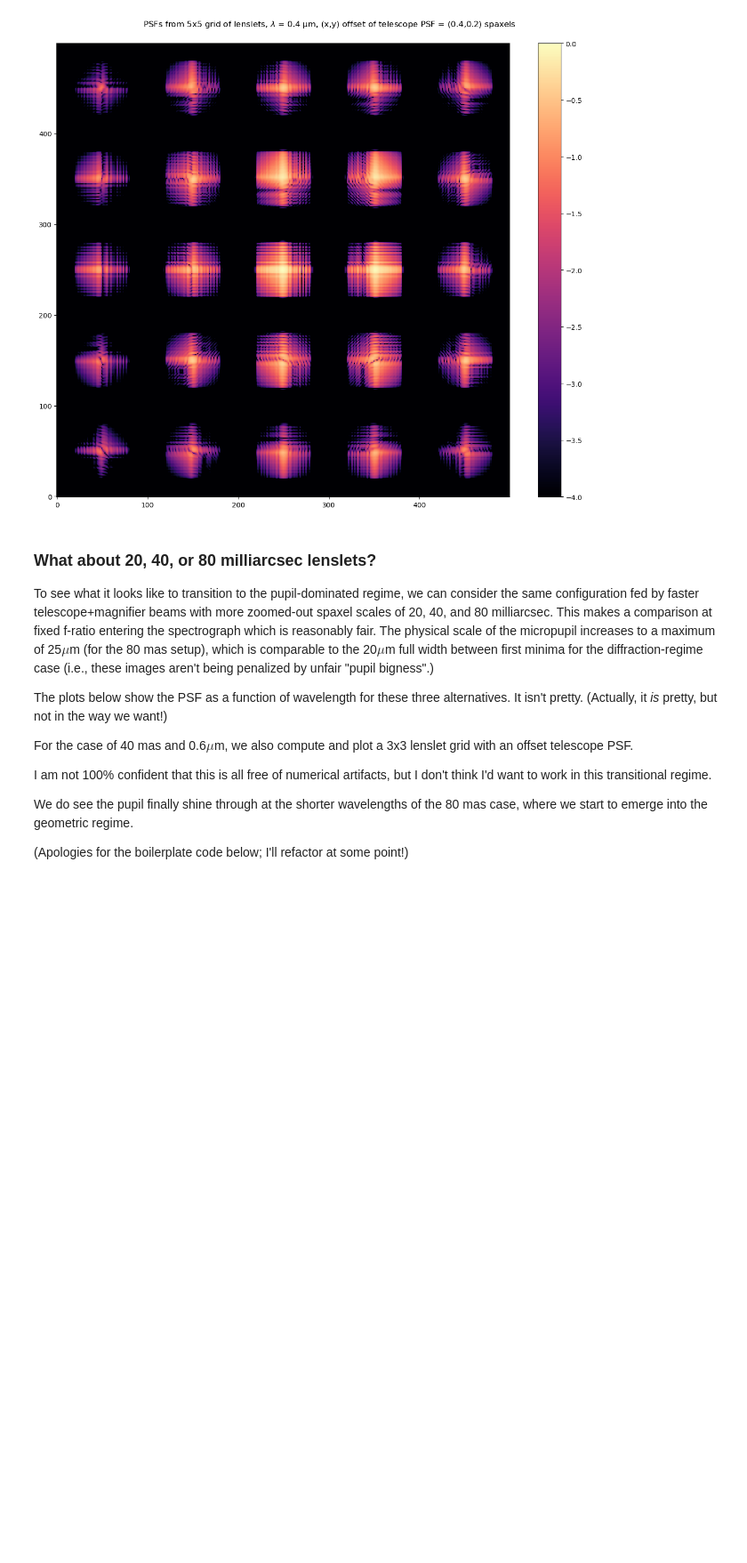
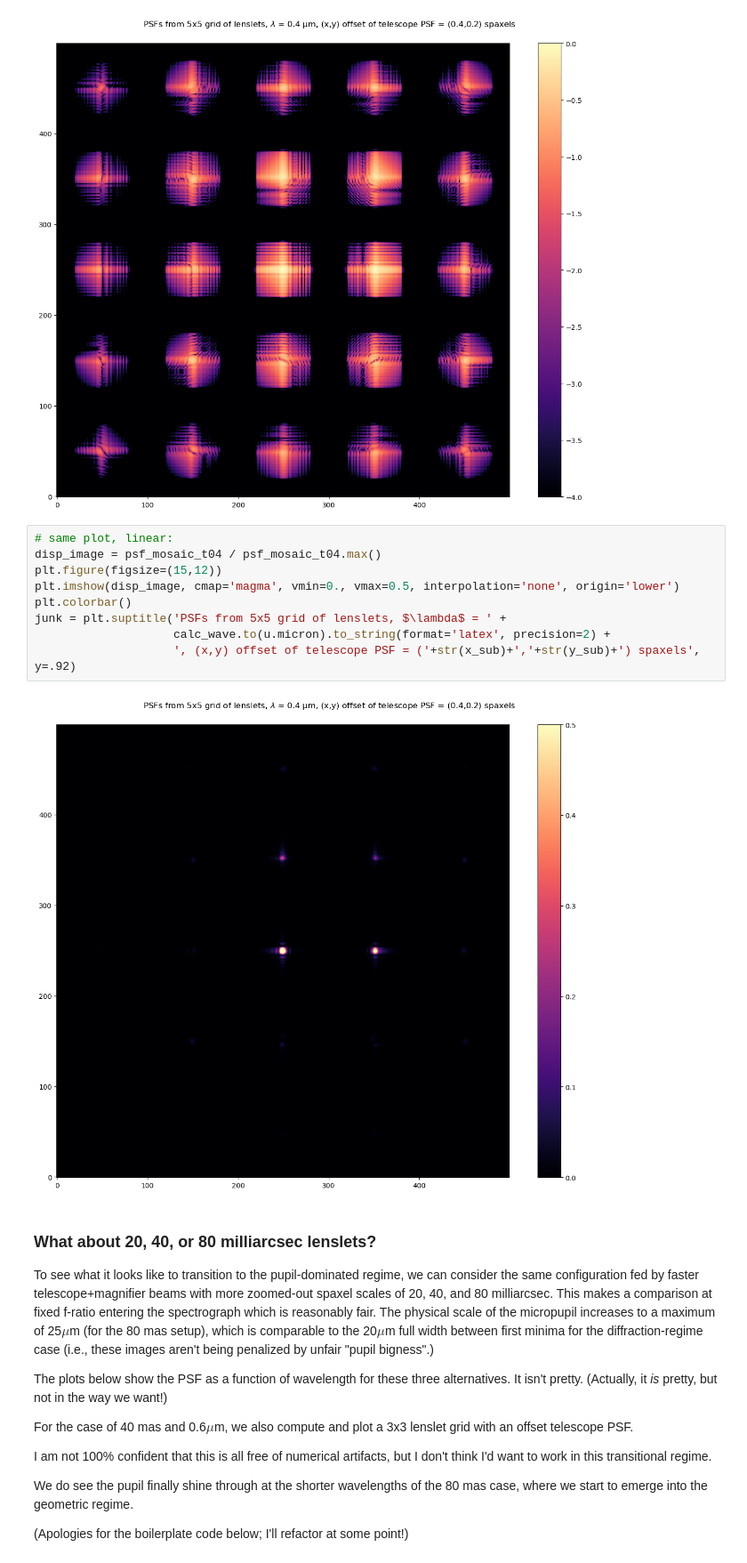
Before and after one commit to adambolton/optics-notebooks, a Jupyter notebook: tiger_optimization_calcs.ipynb, the cells around one changed output. Shown at 89% size. Saved outputs shown, nothing was run; the diff lists cells and outputs as text; blank space fills up the shorter version.

```diff
--- a/tiger_optimization_calcs.ipynb
+++ b/tiger_optimization_calcs.ipynb
@@ -436,6 +497,17 @@ junk = plt.suptitle('PSFs from 5x5 grid of lenslets, $\lambda$ = ' +
                     ', (x,y) offset of telescope PSF = ('+str(x_sub)+','+str(y_sub)+') spaxels', y=.92)
 # %% [output]
 [figure]
+# %%
+# same plot, linear:
+disp_image = psf_mosaic_t04 / psf_mosaic_t04.max()
+plt.figure(figsize=(15,12))
+plt.imshow(disp_image, cmap='magma', vmin=0., vmax=0.5, interpolation='none', origin='lower')
+plt.colorbar()
+junk = plt.suptitle('PSFs from 5x5 grid of lenslets, $\lambda$ = ' +
+                    calc_wave.to(u.micron).to_string(format='latex', precision=2) +
+                    ', (x,y) offset of telescope PSF = ('+str(x_sub)+','+str(y_sub)+') spaxels', y=.92)
+# %% [output]
+[figure, added]
 # %% [markdown]
 ### What about 20, 40, or 80 milliarcsec lenslets?
 
```
Also changed, not shown: parts of 12 cells of this notebook.
